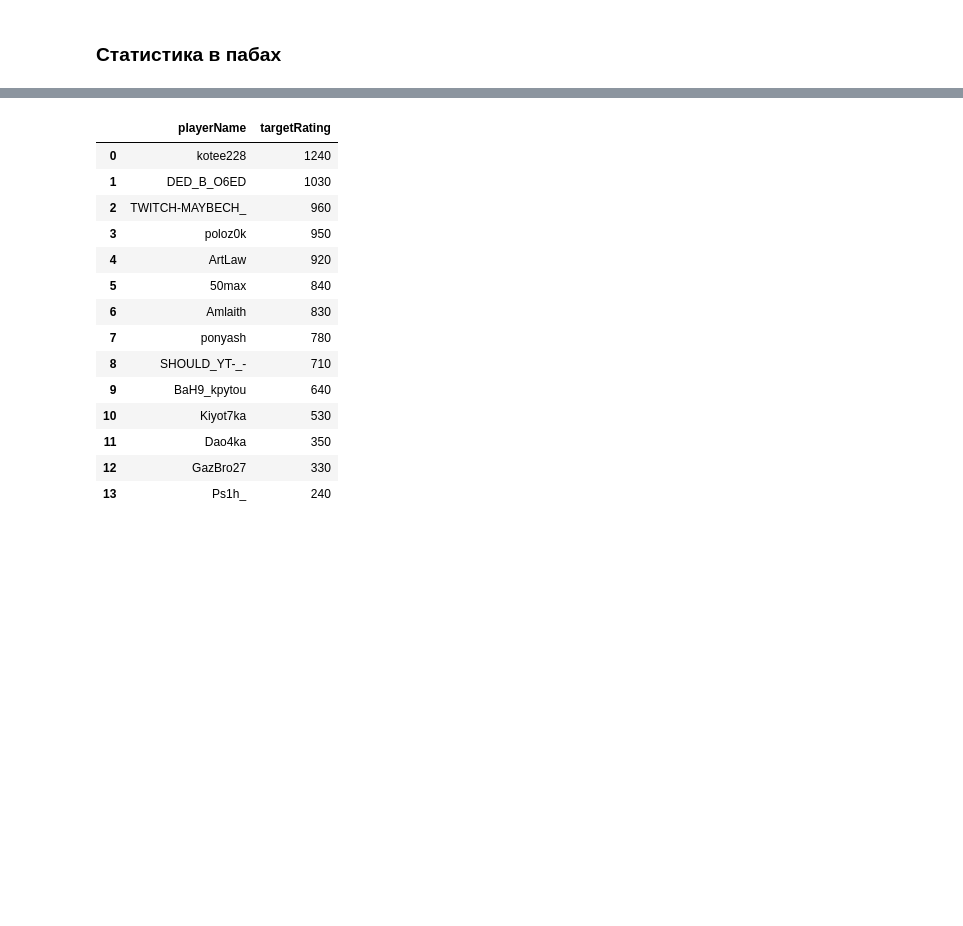
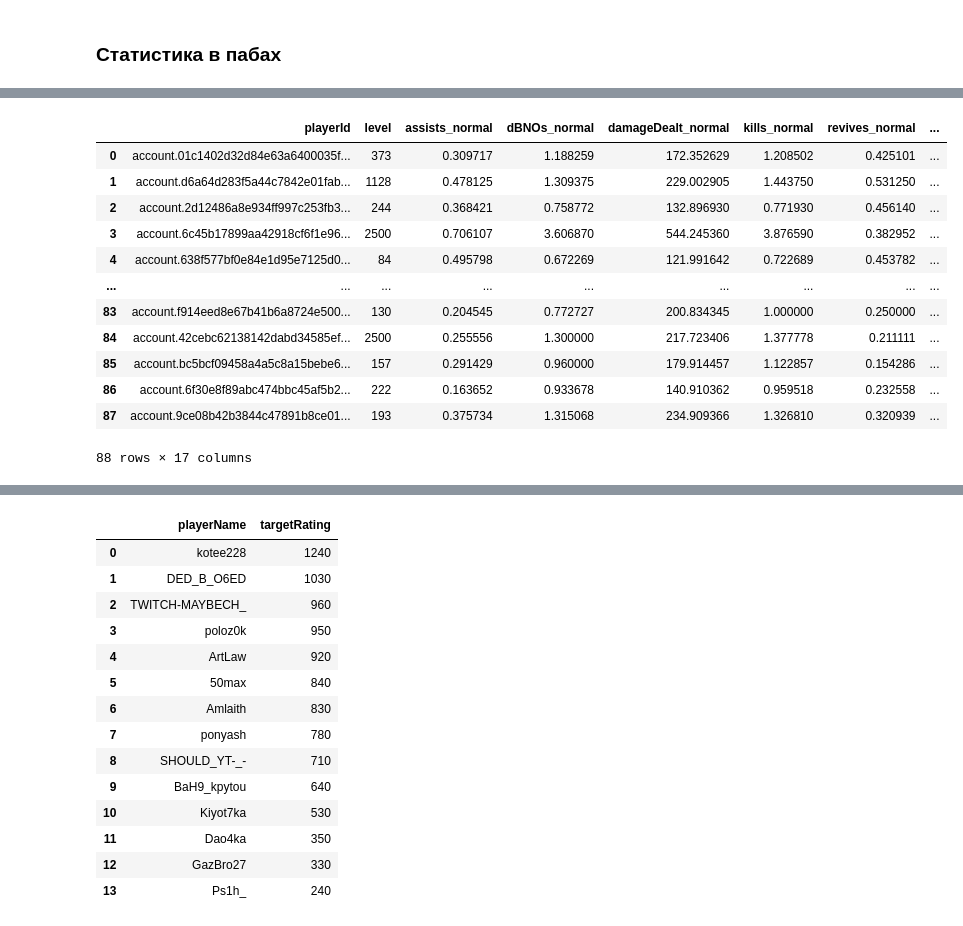
Before and after one commit to Amlaith/pubg_tournament_stats_dev, a Jupyter notebook: rating.ipynb, the cells around one changed output, grey strips where cells are left out. Saved outputs shown, nothing was run; the diff lists cells and outputs as text; code cells hidden in the pictures; blank space fills up the shorter version.

```diff
--- a/rating.ipynb
+++ b/rating.ipynb
@@ -388,0 +528,18 @@ stats_df
+# %%
+stats_merged = pd.concat([old_stats, new_stats], axis=0).reset_index(drop=True)
+
+stats_merged
+# %% [output]
+|  | playerId | level | assists_normal | dBNOs_normal | damageDealt_normal | kills_normal | revives_normal | ... |
+| 0 | account.01c1402d32d84e63a6400035f... | 373 | 0.309717 | 1.188259 | 172.352629 | 1.208502 | 0.425101 | ... |
+| 1 | account.d6a64d283f5a44c7842e01fab... | 1128 | 0.478125 | 1.309375 | 229.002905 | 1.443750 | 0.531250 | ... |
+| 2 | account.2d12486a8e934ff997c253fb3... | 244 | 0.368421 | 0.758772 | 132.896930 | 0.771930 | 0.456140 | ... |
+| 3 | account.6c45b17899aa42918cf6f1e96... | 2500 | 0.706107 | 3.606870 | 544.245360 | 3.876590 | 0.382952 | ... |
+| 4 | account.638f577bf0e84e1d95e7125d0... | 84 | 0.495798 | 0.672269 | 121.991642 | 0.722689 | 0.453782 | ... |
+| ... | ... | ... | ... | ... | ... | ... | ... | ... |
+| 83 | account.f914eed8e67b41b6a8724e500... | 130 | 0.204545 | 0.772727 | 200.834345 | 1.000000 | 0.250000 | ... |
+| 84 | account.42cebc62138142dabd34585ef... | 2500 | 0.255556 | 1.300000 | 217.723406 | 1.377778 | 0.211111 | ... |
+| 85 | account.bc5bcf09458a4a5c8a15bebe6... | 157 | 0.291429 | 0.960000 | 179.914457 | 1.122857 | 0.154286 | ... |
+| 86 | account.6f30e8f89abc474bbc45af5b2... | 222 | 0.163652 | 0.933678 | 140.910362 | 0.959518 | 0.232558 | ... |
+| 87 | account.9ce08b42b3844c47891b8ce01... | 193 | 0.375734 | 1.315068 | 234.909366 | 1.326810 | 0.320939 | ... |
+88 rows × 17 columns
```
Also changed, not shown: parts of 32 cells of this notebook, 7 other files.
